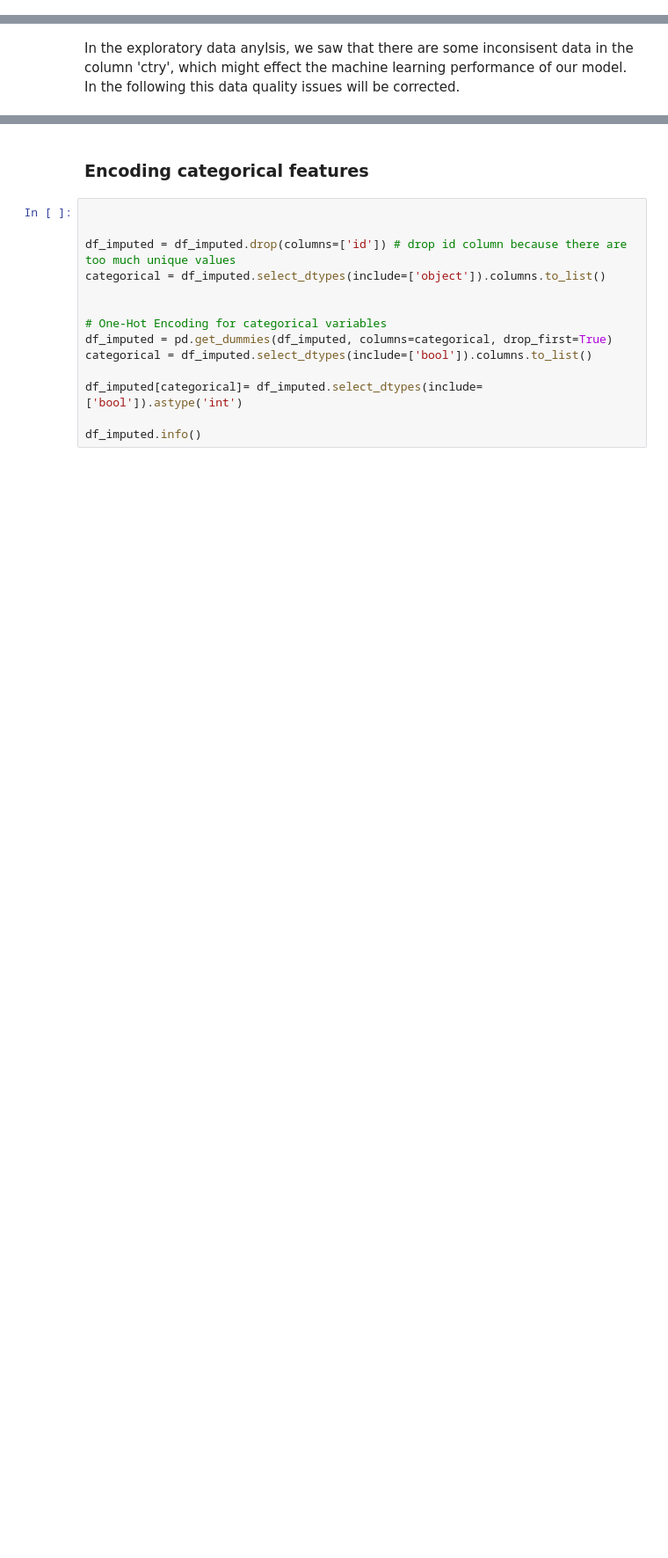
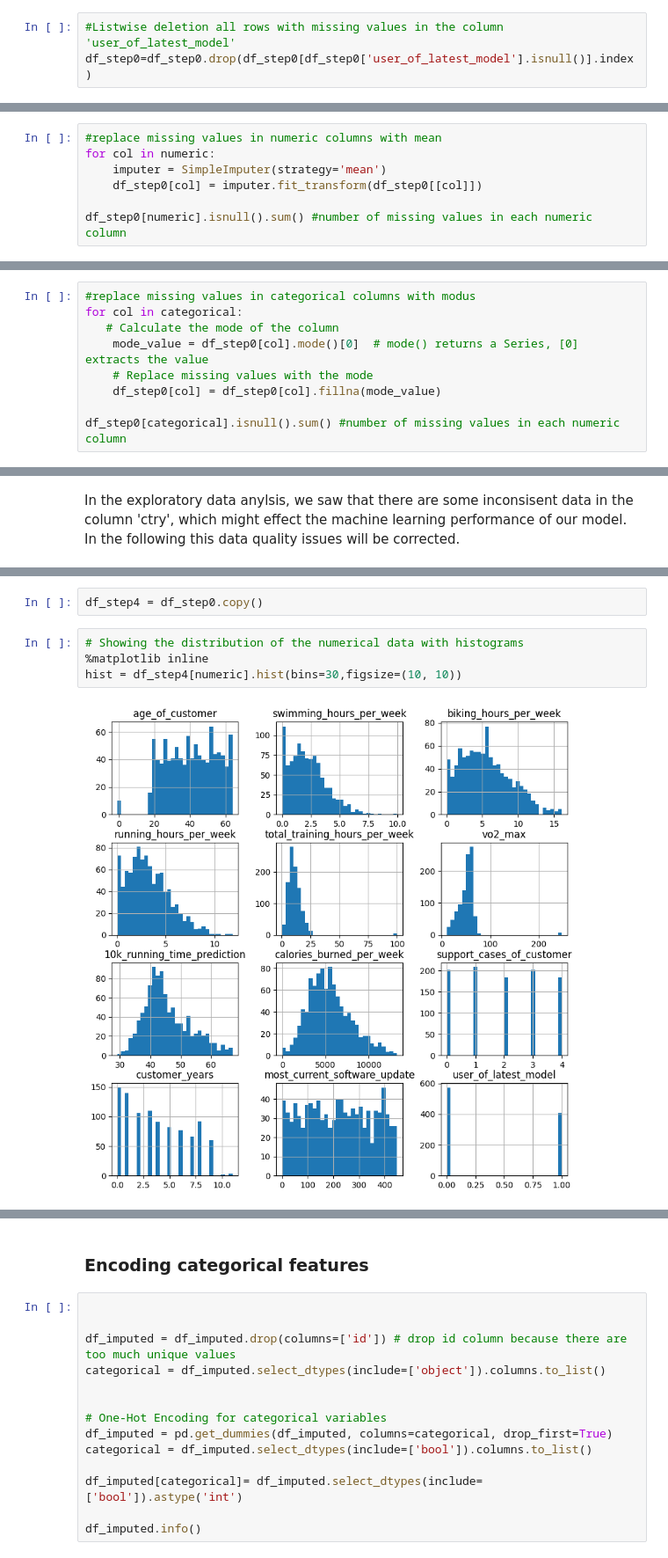
Before and after one commit to john2408/project_intro_ai, a Jupyter notebook: notebooks/Samuel/Task 2 Preprocessing.ipynb, the cells around one changed output, grey strips where cells are left out. Shown at 88% size. Saved outputs shown, nothing was run; the diff lists cells and outputs as text; blank space fills up the shorter version.

```diff
--- a/notebooks/Samuel/Task 2 Preprocessing.ipynb
+++ b/notebooks/Samuel/Task 2 Preprocessing.ipynb
@@ -31,0 +53,3 @@ df["most_current_software_update"] = df["most_current_software_update"].dt.days
+# %%
+#Listwise deletion all rows with missing values in the column 'user_of_latest_model'
+df_step0=df_step0.drop(df_step0[df_step0['user_of_latest_model'].isnull()].index)
@@ -31,0 +86,7 @@ df["most_current_software_update"] = df["most_current_software_update"].dt.days
+# %%
+#replace missing values in numeric columns with mean
+for col in numeric:
+    imputer = SimpleImputer(strategy='mean')
+    df_step0[col] = imputer.fit_transform(df_step0[[col]])
+
+df_step0[numeric].isnull().sum() #number of missing values in each numeric column
@@ -31,0 +124,9 @@ df["most_current_software_update"] = df["most_current_software_update"].dt.days
+# %%
+#replace missing values in categorical columns with modus
+for col in categorical:
+   # Calculate the mode of the column
+    mode_value = df_step0[col].mode()[0]  # mode() returns a Series, [0] extracts the value
+    # Replace missing values with the mode
+    df_step0[col] = df_step0[col].fillna(mode_value)
+
+df_step0[categorical].isnull().sum() #number of missing values in each numeric column
@@ -223,0 +415,8 @@ msno.matrix(df_imputed)
+# %%
+df_step4 = df_step0.copy()
+# %%
+# Showing the distribution of the numerical data with histograms
+%matplotlib inline
+hist = df_step4[numeric].hist(bins=30,figsize=(10, 10))
+# %% [output]
+[figure, added]
```
Also changed, not shown: parts of 82 cells of this notebook.
